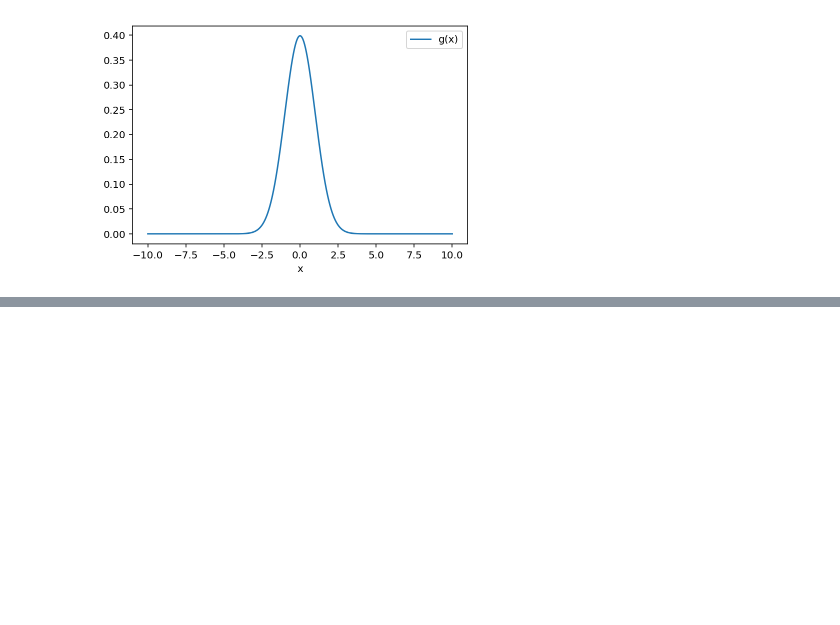
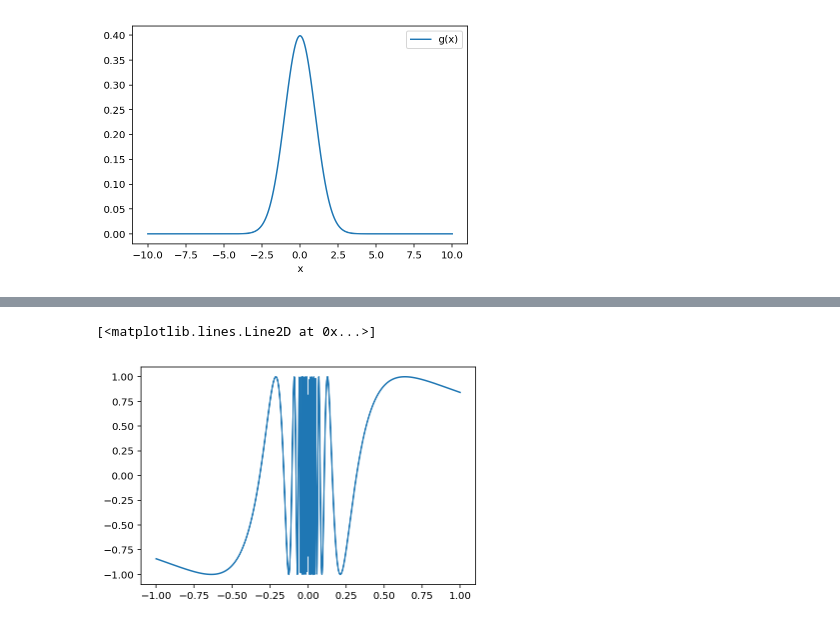
Before and after one commit to chapman-phys220-2018f/cw07-big-team, a Jupyter notebook: cw07.ipynb, the cells around one changed output, grey strips where cells are left out. Cells and saved outputs as stored; diff of their text form; code cells hidden in the pictures; blank space fills up the shorter version.

```diff
--- a/cw07.ipynb
+++ b/cw07.ipynb
@@ -306,0 +167,7 @@ plt.plot(x2,y2)
+# %%
+# using guess and check method to determine accuracy
+x3,y3 = cw07.gen_sinf_array(-1,1,2000)
+plt.plot(x3,y3)
+# %% [output]
+[<matplotlib.lines.Line2D at 0x...>]
+[figure, added]
```
Also changed, not shown: parts of 61 cells of this notebook, 1 other file.
